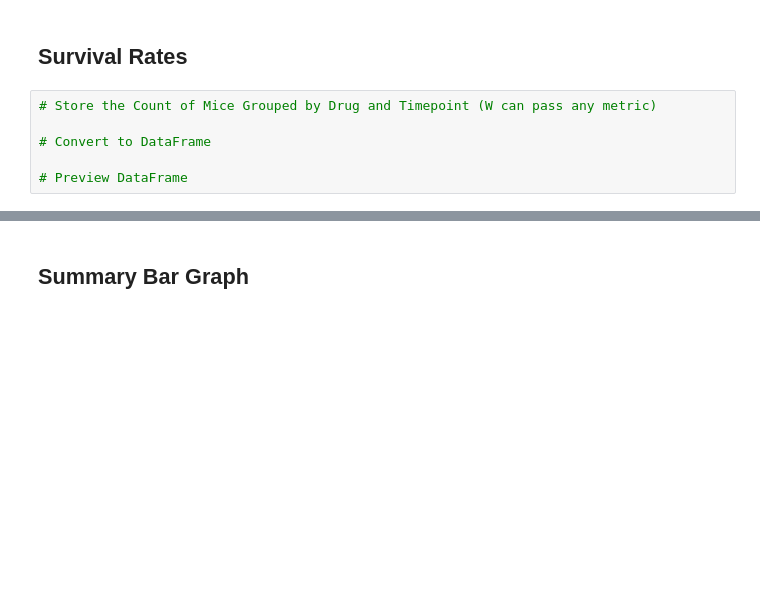
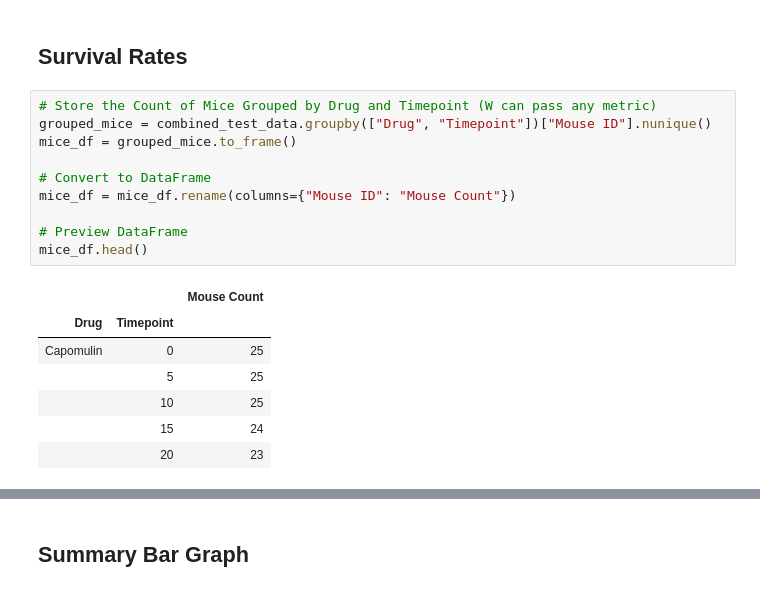
Before and after one commit to allisonwest/MatolotlibHW, a Jupyter notebook: pymaceuticals_HW_AllisonW.ipynb, the cells around one changed output, grey strips where cells are left out. Saved outputs shown, nothing was run; the diff lists cells and outputs as text; blank space fills up the shorter version.

```diff
--- a/pymaceuticals_HW_AllisonW.ipynb
+++ b/pymaceuticals_HW_AllisonW.ipynb
@@ -210,7 +201,19 @@ plt.savefig('metastatic_response.png')
 ## Survival Rates
 # %%
 # Store the Count of Mice Grouped by Drug and Timepoint (W can pass any metric)
+grouped_mice = combined_test_data.groupby(["Drug", "Timepoint"])["Mouse ID"].nunique()
+mice_df = grouped_mice.to_frame()
 
 # Convert to DataFrame
+mice_df = mice_df.rename(columns={"Mouse ID": "Mouse Count"})
 
 # Preview DataFrame
+mice_df.head()
+# %% [output]
+|  |  | Mouse Count |
+| Drug | Timepoint |  |
+| Capomulin | 0 | 25 |
+|  | 5 | 25 |
+|  | 10 | 25 |
+|  | 15 | 24 |
+|  | 20 | 23 |
```
Also changed, not shown: parts of 16 cells of this notebook, 5 other files.
